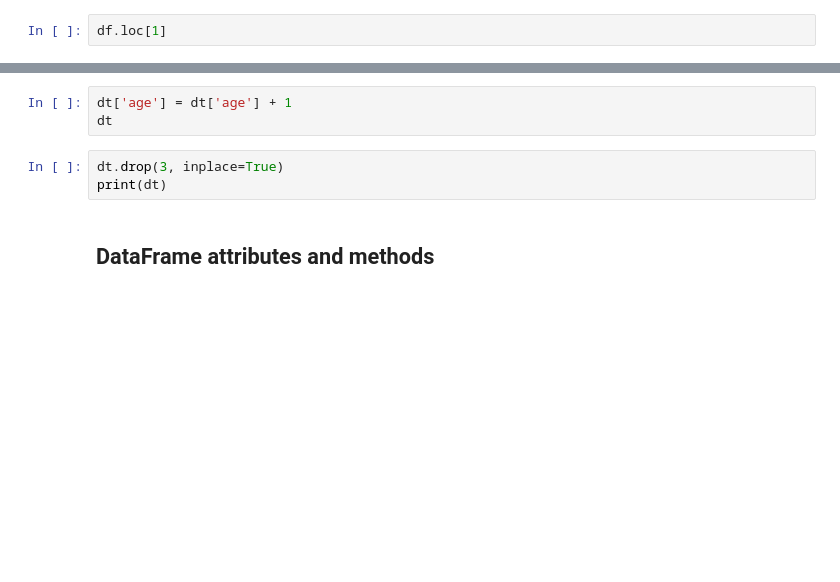
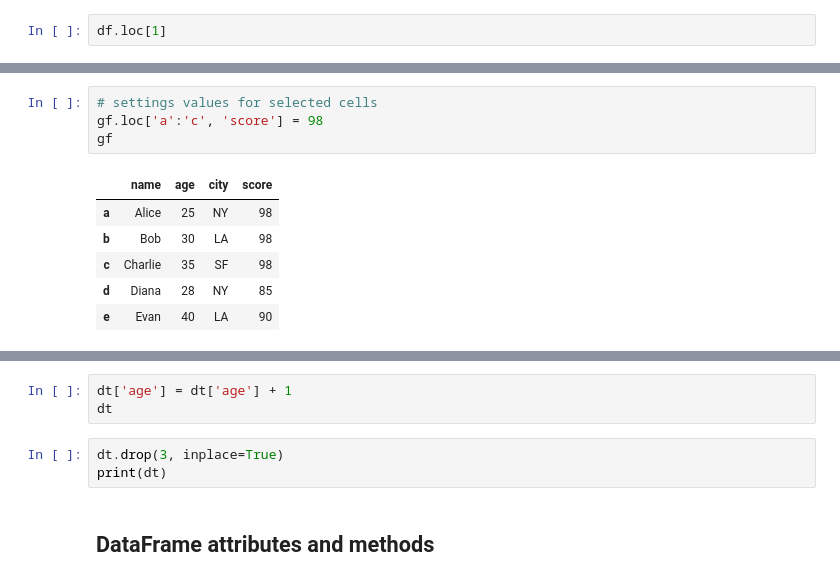
Before and after one commit to Thameempp/Data-analysis, a Jupyter notebook: Data_Handling/pandas.ipynb, the cells around one changed output, grey strips where cells are left out. Drawn from its saved outputs; the diff is of its cells as text; blank space fills up the shorter version.

```diff
--- a/Data_Handling/pandas.ipynb
+++ b/Data_Handling/pandas.ipynb
@@ -60,0 +245,11 @@ df.loc[1]
+# %%
+# settings values for selected cells
+gf.loc['a':'c', 'score'] = 98
+gf
+# %% [output]
+|  | name | age | city | score |
+| a | Alice | 25 | NY | 98 |
+| b | Bob | 30 | LA | 98 |
+| c | Charlie | 35 | SF | 98 |
+| d | Diana | 28 | NY | 85 |
+| e | Evan | 40 | LA | 90 |
```
Also changed, not shown: parts of 58 cells of this notebook.
